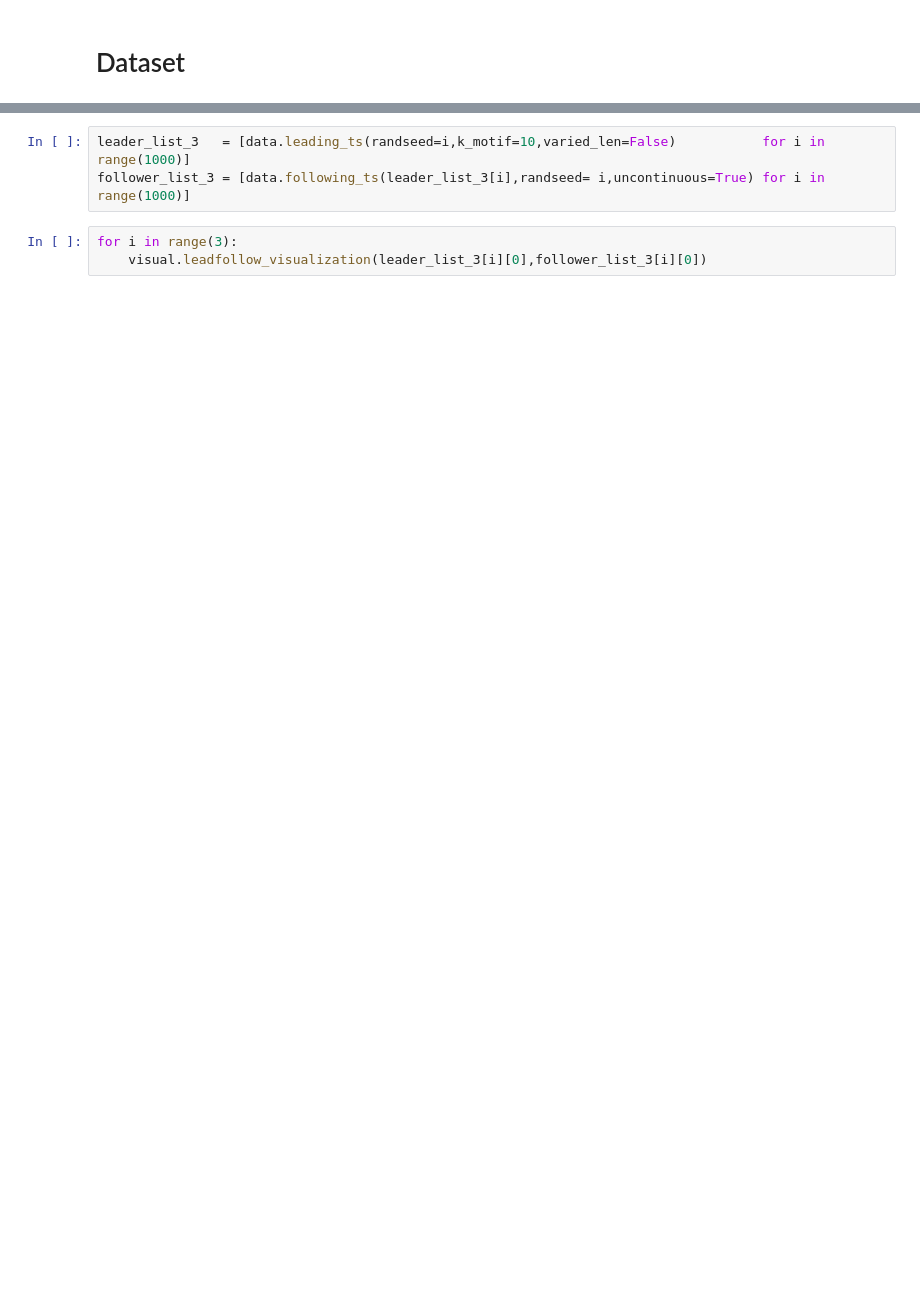
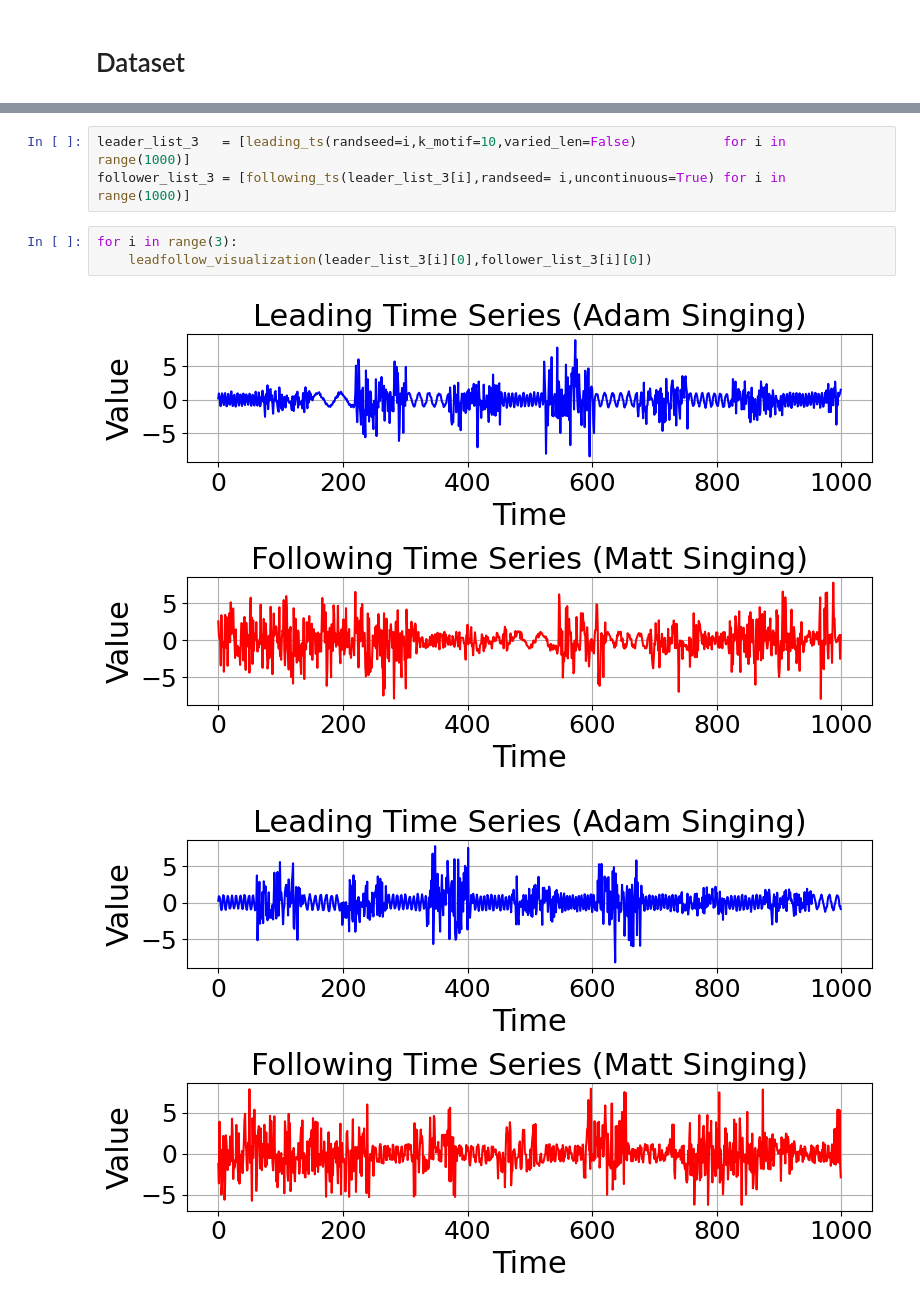
Before and after one commit to hughnaaek/Following-Motif-Relation, a Jupyter notebook: python/exp/synthetic_data_exp.ipynb, the cells around one changed output, grey strips where cells are left out. Cells and saved outputs as stored; diff of their text form; blank space fills up the shorter version.

```diff
--- a/python/exp/synthetic_data_exp.ipynb
+++ b/python/exp/synthetic_data_exp.ipynb
@@ -37,6 +53,9 @@ for i in range(3):
 # %%
-leader_list_3   = [data.leading_ts(randseed=i,k_motif=10,varied_len=False)           for i in range(1000)]
-follower_list_3 = [data.following_ts(leader_list_3[i],randseed= i,uncontinuous=True) for i in range(1000)]
+leader_list_3   = [leading_ts(randseed=i,k_motif=10,varied_len=False)           for i in range(1000)]
+follower_list_3 = [following_ts(leader_list_3[i],randseed= i,uncontinuous=True) for i in range(1000)]
 # %%
 for i in range(3):
-    visual.leadfollow_visualization(leader_list_3[i][0],follower_list_3[i][0])
+    leadfollow_visualization(leader_list_3[i][0],follower_list_3[i][0])
+# %% [output]
+[figure, added]
+[figure, added]
```
Also changed, not shown: parts of 32 cells of this notebook, 13 other files.
